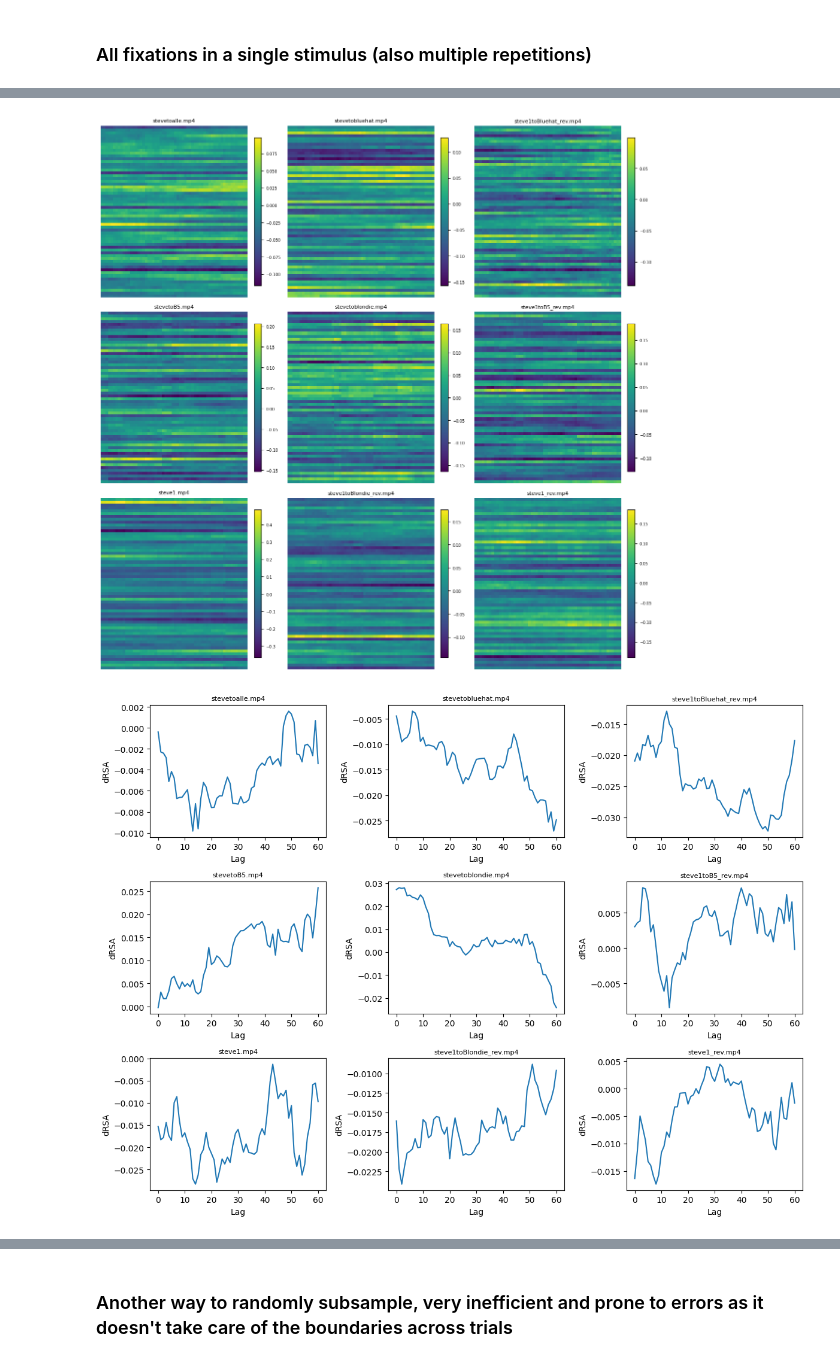
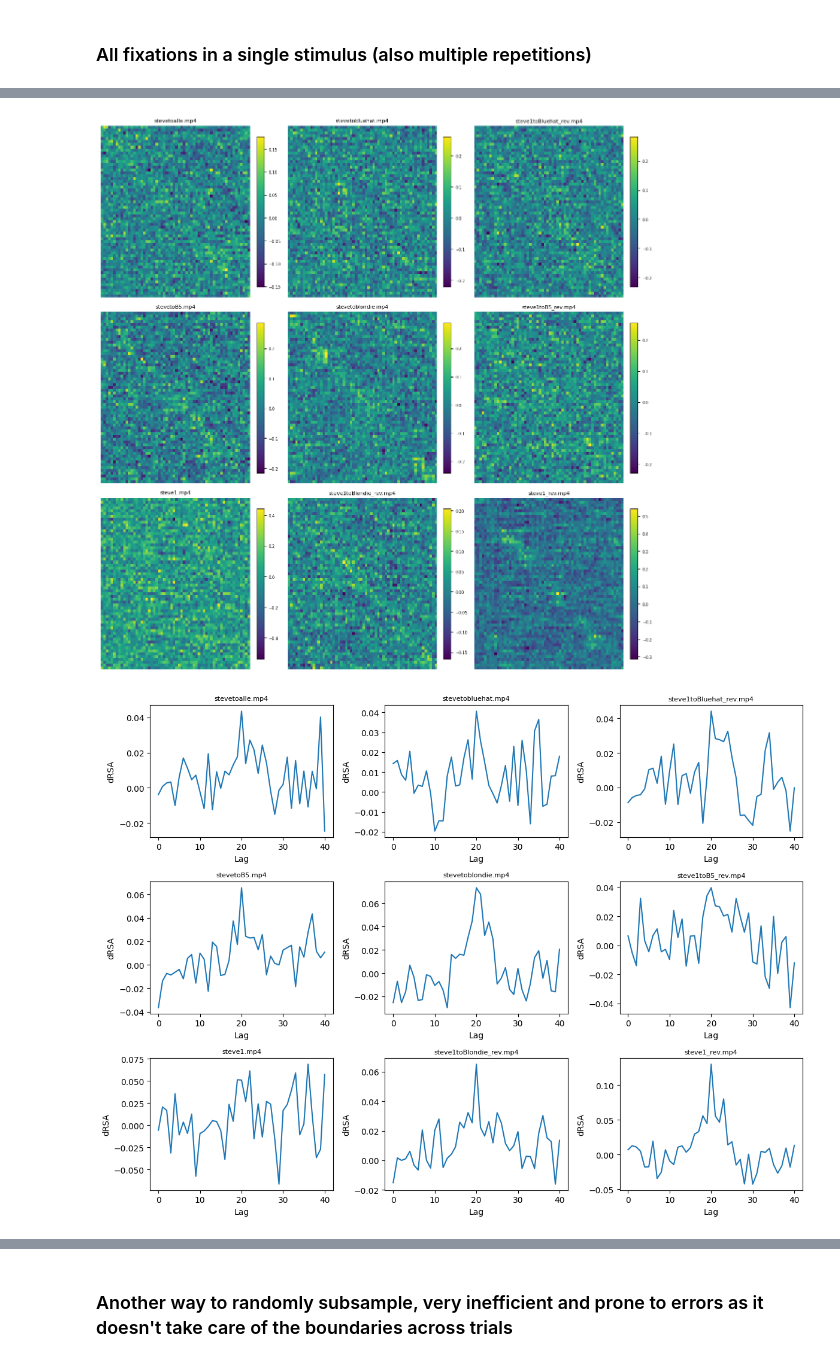
Before and after one commit to TizianoCausin01/temporal_context, a Jupyter notebook: python_scripts/scripts/dRSA_sampling_dev.ipynb, the cells around one changed output, grey strips where cells are left out. Cells and saved outputs as stored; diff of their text form; code cells hidden in the pictures.

```diff
--- a/python_scripts/scripts/dRSA_sampling_dev.ipynb
+++ b/python_scripts/scripts/dRSA_sampling_dev.ipynb
@@ -19,7 +19,7 @@ resolution_Hz = 100
 npx = True
 imec_n = 0
 normalization = "min_max"
-model_name = "dgIIE"
+model_name = "alexnet_classifier.2"
 day = str(day)
 neural_data, gaze_data = load_monkey_data(paths, monkey_name, day, month, resolution_Hz, npx=npx, imec_n=imec_n)
 # normalizes them
@@ -58,5 +54,5 @@ n.shape
 # %%
-dRSA = compute_dRSA(n[:,:,:], m[:,:,:], metric_RDM='euclidean',metric_RDM_model='correlation', metric_dRSA=spearman)
+dRSA = compute_dRSA(n[:40,:,:], n[300:330, :,:], metric_RDM='euclidean',metric_RDM_model='correlation', metric_dRSA=spearman)
 plt.imshow(dRSA)
 plt.colorbar()
 # %% [output]
@@ -75,3 +68,7 @@ Error:
 ### All fixations in all the repetitions
 # %% [markdown]
 ### All fixations in a single stimulus (also multiple repetitions)
+# %%
+neural_data_fix, gaze_data_fix, model_data_fix = extract_fixation_responses_sing_stim(
+    n_norm, gaze_data, all_models, fn, 30, 30, stack=1
+)
@@ -96,18 +98,18 @@ axes1 = axes1.flatten()
 for ax, fn in zip(axes1, fns):
     # compute fixation responses
     neural_data_fix, gaze_data_fix, model_data_fix = extract_fixation_responses_sing_stim(
-        n_norm, gaze_data, all_models, fn,30, 30, stack=1
+        n_norm, gaze_data, all_models, fn, 30, 30, stack=1
     )
     if neural_data_fix.shape[2] > 1:
         # compute dRSA
         dRSA = compute_dRSA(
-            neural_data_fix[330:350, :, :],
-            model_data_fix[310:330, :, :],
+            neural_data_fix[:40, :, :],
+            neural_data_fix[300:350, :, :],
             metric_RDM='euclidean',
             metric_RDM_model='euclidean',
             metric_dRSA='correlation'
         )
-        lagplots.append(get_lagplot_subset(dRSA, range(10, 50), max_lag=30))
+        lagplots.append(get_lagplot_subset(dRSA, range(30), max_lag=20))
 
         # plot heatmap
         im = ax.imshow(dRSA, aspect='auto', cmap='viridis')
@@ -125,33 +127,33 @@ for ax in axes1[len(fns):]:
     ax.axis('off')
 
 fig1.tight_layout()
 
 
 # -----------------------------
 # FIGURE 2 — LAG PLOTS
 # -----------------------------
 
 fig2, axes2 = plt.subplots(n_rows, n_cols, figsize=(4*n_cols, 3*n_rows))
 axes2 = axes2.flatten()
 
 for ax, fn, lag_vals in zip(axes2, fns, lagplots):
 
     ax.plot(lag_vals)
     ax.set_title(fn, fontsize=8)
     ax.set_xlabel('Lag')
     ax.set_ylabel('dRSA')
 
 # turn off unused axes
 for ax in axes2[len(lagplots):]:
     ax.axis('off')
 
 fig2.tight_layout()
 
 # -----------------------------
 # SHOW BOTH FIGURES
 # -----------------------------
 plt.show()
 # %% [output]
-[figure, old version]
+[figure, new version]
-[figure, old version]
+[figure, new version]
 # %%
```
Also changed, not shown: parts of 9 cells of this notebook, 8 other files.
